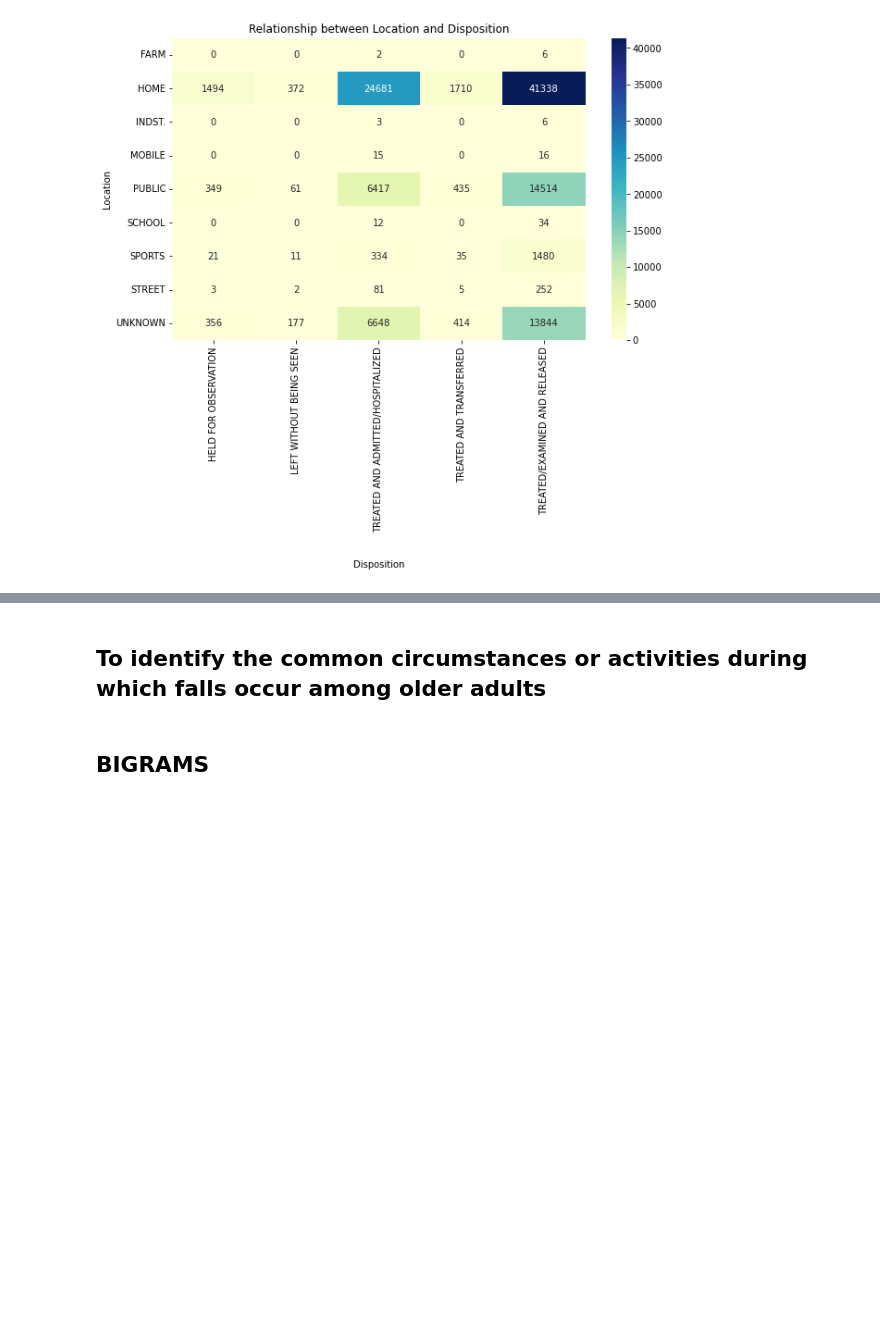
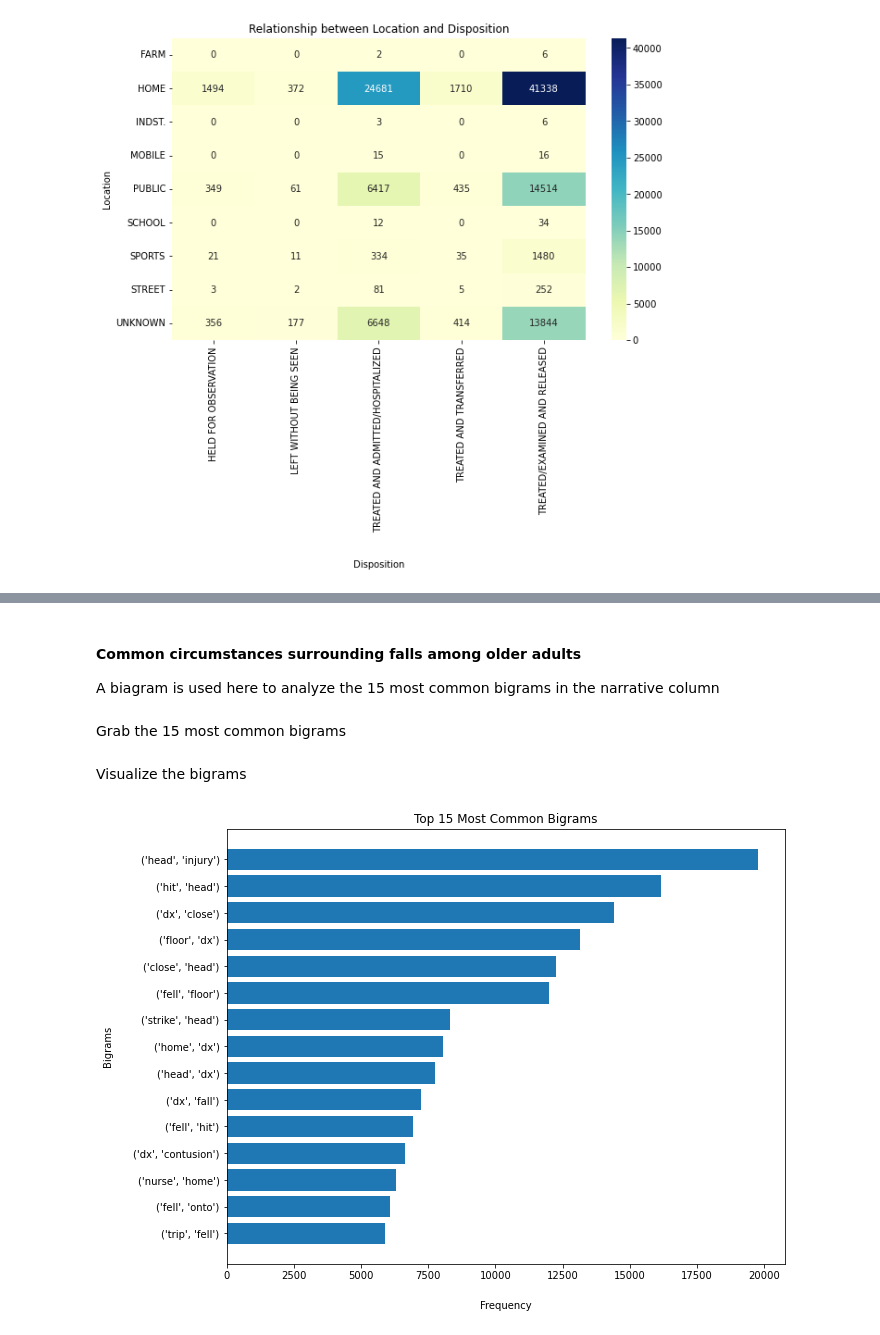
Before and after one commit to Queenvivy/CDC, a Jupyter notebook: CDC Adult Falls Edited.ipynb, the cells around one changed output, grey strips where cells are left out. Saved outputs shown, nothing was run; the diff lists cells and outputs as text; code cells hidden in the pictures; blank space fills up the shorter version.

```diff
--- a/CDC Adult Falls Edited.ipynb
+++ b/CDC Adult Falls Edited.ipynb
@@ -678,2 +735,4 @@ Most of the falls are not caused by Drugs as well
 # %% [markdown]
-## To identify the common circumstances or activities during which falls occur among older adults
+#### Common circumstances surrounding falls among older adults
+
+A biagram is used here to analyze the 15 most common bigrams in the narrative column
@@ -711,2 +738,0 @@ plt.show()
-# %% [markdown]
-## BIGRAMS
@@ -713,28 +745,16 @@ plt.show()
+# %% [markdown]
+Grab the 15 most common bigrams
 # %%
-from nltk.corpus import stopwords
-stop_words = set(stopwords.words('english'))
-
-from nltk import bigrams
-decoded_data['narrative'] = decoded_data['narrative'].str.lower().str.replace('[^\w\s]',' ').str.replace('\s\s+', ' ')
-
-sentences = decoded_data['narrative'].dropna().str.replace(',', '').str.replace(':', '').str.replace('.', '')
-
-# Initialize NLTK's stop words
-stop_words = set(stopwords.words('english'))
-
 # Initialize a list to store preprocessed bigrams
 preprocessed_bigrams = []
 
-for sentence in sentences:
+#Extract biagrams from each narrative
+for sentence in decoded_data['narrative']:
     # Tokenize the sentence
     tokens = word_tokenize(sentence)
 
-
-    # Convert to lowercase, remove punctuation, and remove stop words
-    clean_tokens = [word.lower() for word in tokens if word.isalpha() and len(word) >= 4  not in stop_words]
-
-    # Create bigrams from the clean tokens
-    bigrams_list = list(bigrams(clean_tokens))
+    # Create bigrams from the tokens
+    bigrams_list = list(bigrams(tokens))
 
     # Append the preprocessed bigrams to the list
     preprocessed_bigrams.extend(bigrams_list)
@@ -745,14 +765,20 @@ bigram_counts = Counter(preprocessed_bigrams)
 # Get the top 15 most common bigrams and their counts
 top_15_bigrams = bigram_counts.most_common(15)
 bigram_labels, bigram_counts = zip(*top_15_bigrams)
-
-# Create a bar chart to visualize bigram frequencies
-plt.figure(figsize=(10, 8))
-plt.barh(range(len(bigram_labels)), bigram_counts)
-plt.yticks(range(len(bigram_labels)), bigram_labels)
-plt.xlabel('Frequency')
-plt.ylabel('Bigrams')
-plt.title('Top 15 Most Common Bigrams')
-plt.gca().invert_yaxis()  # Invert the y-axis to display the most common at the top
-plt.show()
+# %% [markdown]
+Visualize the bigrams
+# %%
+# Create a bar chart to visualize bigram frequencies
+plt.figure(figsize=(10, 8))
+
+plt.barh(range(len(bigram_labels)), bigram_counts)
+plt.yticks(range(len(bigram_labels)), bigram_labels)
+
+plt.xlabel('Frequency', labelpad = 20)
+plt.ylabel('Bigrams', labelpad = 20)
+plt.title('Top 15 Most Common Bigrams')
+
+plt.gca().invert_yaxis()  # Invert the y-axis to display the most common at the top
+# %% [output]
+[figure, added]
 # %% [markdown]
```
Also changed, not shown: parts of 52 cells of this notebook.
